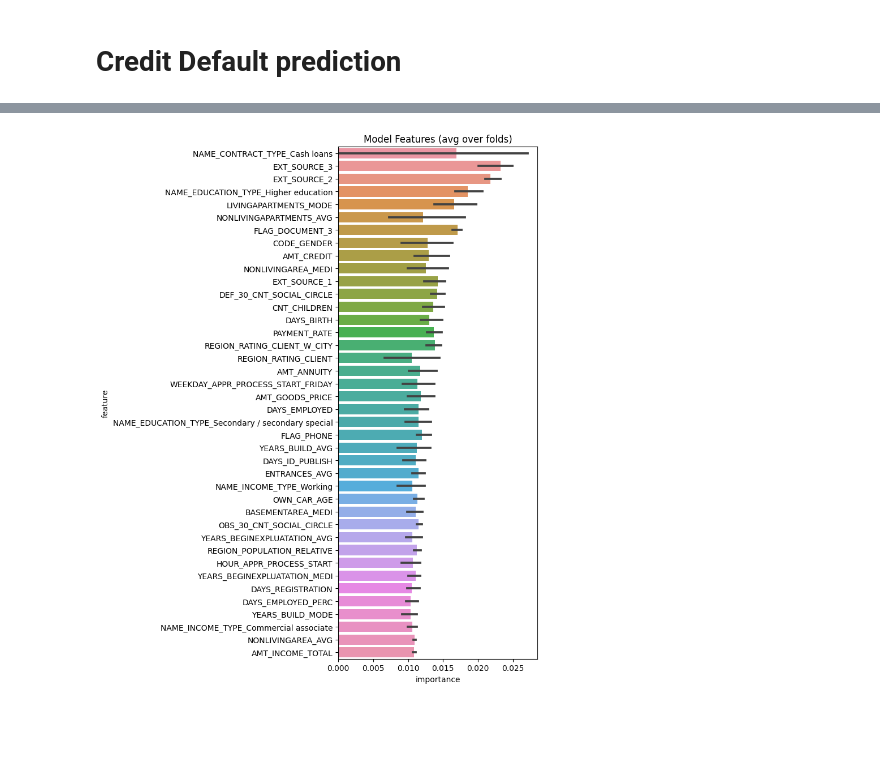
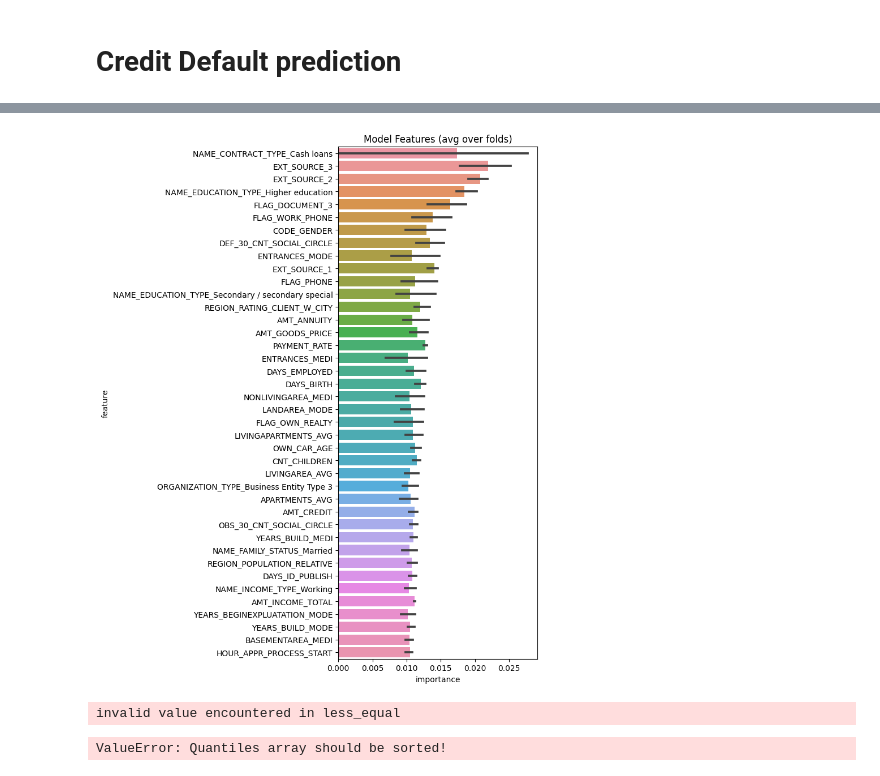
Before and after one commit to canonical/kubeflow-examples, a Jupyter notebook: credit-risk/notebooks/model.ipynb, the cells around one changed output, grey strips where cells are left out. Drawn from its saved outputs; the diff is of its cells as text; code cells hidden in the pictures; blank space fills up the shorter version.

Commit message:
model with 2 datasources and explainer

```diff
--- a/credit-risk/notebooks/model.ipynb
+++ b/credit-risk/notebooks/model.ipynb
@@ -263,10 +263,10 @@ def kfold_model(df, num_folds, stratified = False, debug= False):
         clf = XGBClassifier(
             nthread=4,
             n_estimators=10000,
-            learning_rate=0.02,
+            learning_rate=0.03,
             colsample_bytree=0.9497036,
             subsample=0.8715623,
-            max_depth=8,
+            max_depth=14,
             reg_alpha=0.041545473,
             reg_lambda=0.0735294,
             min_child_weight=39.3259775,
@@ -284,7 +284,7 @@ def kfold_model(df, num_folds, stratified = False, debug= False):
         fold_importance_df["fold"] = n_fold + 1
         feature_importance_df = pd.concat([feature_importance_df, fold_importance_df], axis=0)
         print('Fold %2d AUC : %.6f' % (n_fold + 1, roc_auc_score(valid_y, oof_preds[valid_idx])))
-        del clf, train_x, train_y, valid_x, valid_y
+        del train_x, train_y, valid_x, valid_y
         gc.collect()
 
     print('Full AUC score %.6f' % roc_auc_score(df['TARGET'], oof_preds))
@@ -293,37 +293,37 @@ def kfold_model(df, num_folds, stratified = False, debug= False):
     #     test_df['TARGET'] = sub_preds
     #     test_df[['SK_ID_CURR', 'TARGET']].to_csv(submission_file_name, index= False)
     display_importances(feature_importance_df)
-    return feature_importance_df
+    return feature_importance_df, clf
 # %%
 debug = True
 
 with timer("Full model run"):
     num_rows = 10000 if debug else None
     df = application_train(num_rows=num_rows)
-    with timer("Process bureau and bureau_balance"):
-        bureau = bureau_and_balance(num_rows=num_rows)
-        print("Bureau df shape:", bureau.shape)
-        df = df.join(bureau, how='left', on='SK_ID_CURR')
-        del bureau
-        gc.collect()
-    with timer("Process previous_applications"):
-        prev = previous_applications(num_rows=num_rows)
-        print("Previous applications df shape:", prev.shape)
-        df = df.join(prev, how='left', on='SK_ID_CURR')
-        del prev
-        gc.collect()
-    with timer("Process POS-CASH balance"):
-        pos = pos_cash(num_rows=num_rows)
-        print("Pos-cash balance df shape:", pos.shape)
-        df = df.join(pos, how='left', on='SK_ID_CURR')
-        del pos
-        gc.collect()
-    with timer("Process installments payments"):
-        ins = installments_payments(num_rows=num_rows)
-        print("Installments payments df shape:", ins.shape)
-        df = df.join(ins, how='left', on='SK_ID_CURR')
-        del ins
-        gc.collect()
+    # with timer("Process bureau and bureau_balance"):
+    #     bureau = bureau_and_balance(num_rows=num_rows)
+    #     print("Bureau df shape:", bureau.shape)
+    #     df = df.join(bureau, how='left', on='SK_ID_CURR')
+    #     del bureau
+    #     gc.collect()
+    # with timer("Process previous_applications"):
+    #     prev = previous_applications(num_rows=num_rows)
+    #     print("Previous applications df shape:", prev.shape)
+    #     df = df.join(prev, how='left', on='SK_ID_CURR')
+    #     del prev
+    #     gc.collect()
+    # with timer("Process POS-CASH balance"):
+    #     pos = pos_cash(num_rows=num_rows)
+    #     print("Pos-cash balance df shape:", pos.shape)
+    #     df = df.join(pos, how='left', on='SK_ID_CURR')
+    #     del pos
+    #     gc.collect()
+    # with timer("Process installments payments"):
+    #     ins = installments_payments(num_rows=num_rows)
+    #     print("Installments payments df shape:", ins.shape)
+    #     df = df.join(ins, how='left', on='SK_ID_CURR')
+    #     del ins
+    #     gc.collect()
     # with timer("Process credit card balance"):
     #     cc = credit_card_balance(num_rows=num_rows)
     #     print("Credit card balance df shape:", cc.shape)
@@ -332,6 +332,6 @@ with timer("Full model run"):
     #     gc.collect()
 
     with timer("Run XGB with kfold"):
-        feat_importance = kfold_model(df, num_folds= 3, stratified=False, debug=debug)
+        feat_importance, clf = kfold_model(df, num_folds= 3, stratified=False, debug=debug)
 # %% [output]
 Train samples: 10000, test samples: 0
@@ -354 +357 @@ Full model run - done in 83s
-[figure, old version]
+[figure, new version]
@@ -354,0 +383,20 @@ Full model run - done in 83s
+# %%
+from alibi.explainers import AnchorTabular
+
+feats = [f for f in df.columns if f not in ['TARGET','SK_ID_CURR','SK_ID_BUREAU','SK_ID_PREV','index']]
+
+# # initialize and fit explainer by passing a prediction function and any other required arguments
+predict_fn = lambda x: clf.predict_proba(x)
+explainer = AnchorTabular(predict_fn, feature_names=feats)
+
+# # # explain an instance
+explainer.fit(df[feats].to_numpy(), disc_perc=(25, 50, 75))
+
+# example = df[feats].iloc[0]
+
+# result = explainer.explain(example)
+
+# plot_importance(result.shap_values[0], feats, 0)
+# %% [output]
+invalid value encountered in less_equal
+ValueError: Quantiles array should be sorted!
```
Also changed, not shown: parts of 4 cells of this notebook, 3 other files.
